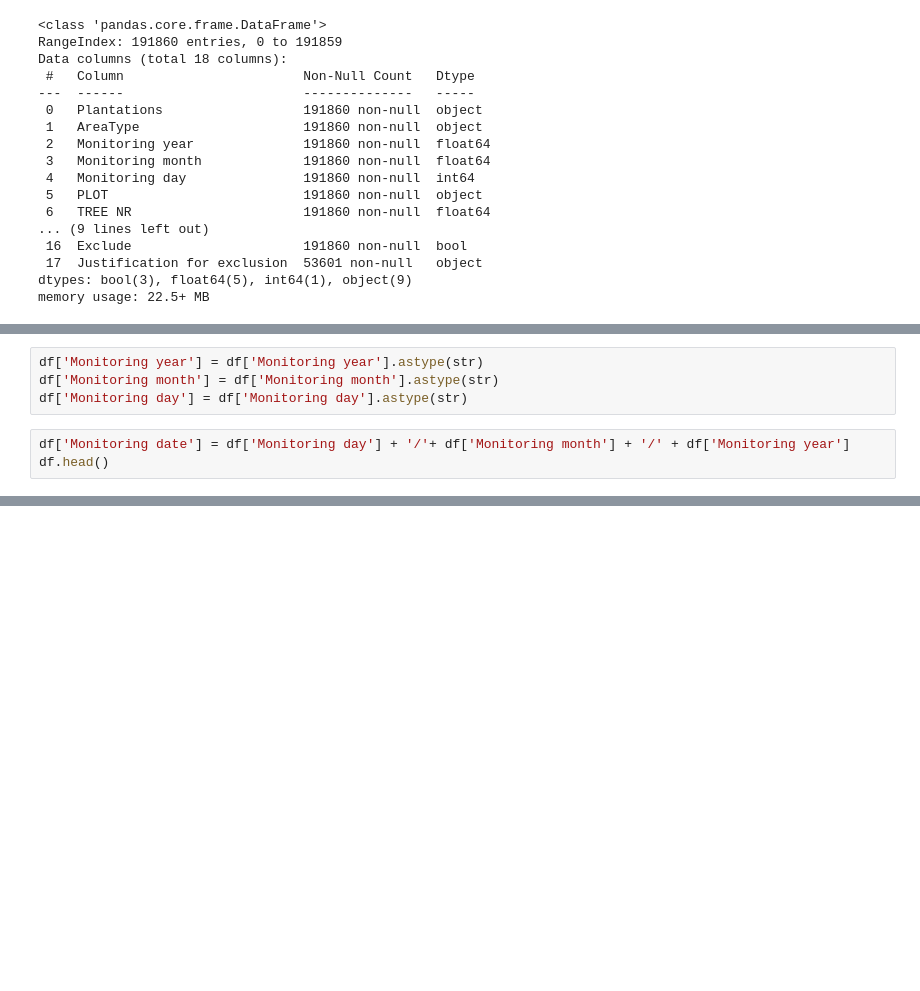
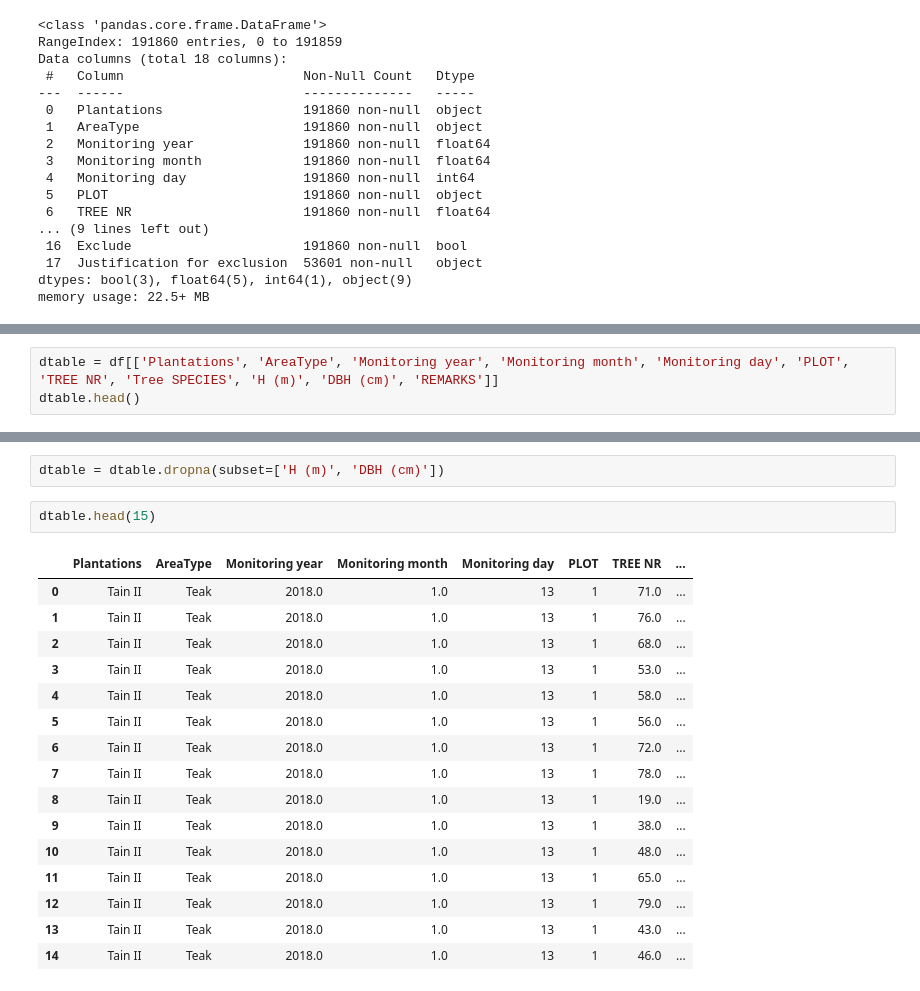
Before and after one commit to ds-gowusu/ds-ml-portfolio, a Jupyter notebook: teak_growth_analysis.ipynb, the cells around one changed output, grey strips where cells are left out. Drawn from its saved outputs; the diff is of its cells as text; blank space fills up the shorter version.

Commit message:
update teak growth

```diff
--- a/teak_growth_analysis.ipynb
+++ b/teak_growth_analysis.ipynb
@@ -71,7 +67,0 @@ df['Monitoring month'] = df['Monitoring month'].astype(int)
-# %%
-df['Monitoring year'] = df['Monitoring year'].astype(str)
-df['Monitoring month'] = df['Monitoring month'].astype(str)
-df['Monitoring day'] = df['Monitoring day'].astype(str)
-# %%
-df['Monitoring date'] = df['Monitoring day'] + '/'+ df['Monitoring month'] + '/' + df['Monitoring year']
-df.head()
@@ -172,0 +72,3 @@ AttributeError: Can only use .dt accessor with datetimelike values
+# %%
+dtable = df[['Plantations', 'AreaType', 'Monitoring year', 'Monitoring month', 'Monitoring day', 'PLOT', 'TREE NR', 'Tree SPECIES', 'H (m)', 'DBH (cm)', 'REMARKS']]
+dtable.head()
@@ -172,0 +99,21 @@ AttributeError: Can only use .dt accessor with datetimelike values
+# %%
+dtable = dtable.dropna(subset=['H (m)', 'DBH (cm)'])
+# %%
+dtable.head(15)
+# %% [output]
+|  | Plantations | AreaType | Monitoring year | Monitoring month | Monitoring day | PLOT | TREE NR | ... |
+| 0 | Tain II | Teak | 2018.0 | 1.0 | 13 | 1 | 71.0 | ... |
+| 1 | Tain II | Teak | 2018.0 | 1.0 | 13 | 1 | 76.0 | ... |
+| 2 | Tain II | Teak | 2018.0 | 1.0 | 13 | 1 | 68.0 | ... |
+| 3 | Tain II | Teak | 2018.0 | 1.0 | 13 | 1 | 53.0 | ... |
+| 4 | Tain II | Teak | 2018.0 | 1.0 | 13 | 1 | 58.0 | ... |
+| 5 | Tain II | Teak | 2018.0 | 1.0 | 13 | 1 | 56.0 | ... |
+| 6 | Tain II | Teak | 2018.0 | 1.0 | 13 | 1 | 72.0 | ... |
+| 7 | Tain II | Teak | 2018.0 | 1.0 | 13 | 1 | 78.0 | ... |
+| 8 | Tain II | Teak | 2018.0 | 1.0 | 13 | 1 | 19.0 | ... |
+| 9 | Tain II | Teak | 2018.0 | 1.0 | 13 | 1 | 38.0 | ... |
+| 10 | Tain II | Teak | 2018.0 | 1.0 | 13 | 1 | 48.0 | ... |
+| 11 | Tain II | Teak | 2018.0 | 1.0 | 13 | 1 | 65.0 | ... |
+| 12 | Tain II | Teak | 2018.0 | 1.0 | 13 | 1 | 79.0 | ... |
+| 13 | Tain II | Teak | 2018.0 | 1.0 | 13 | 1 | 43.0 | ... |
+| 14 | Tain II | Teak | 2018.0 | 1.0 | 13 | 1 | 46.0 | ... |
```
Also changed, not shown: parts of 49 cells of this notebook.
